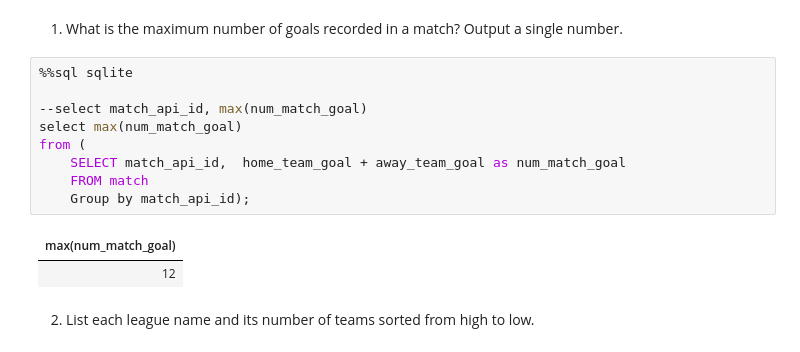
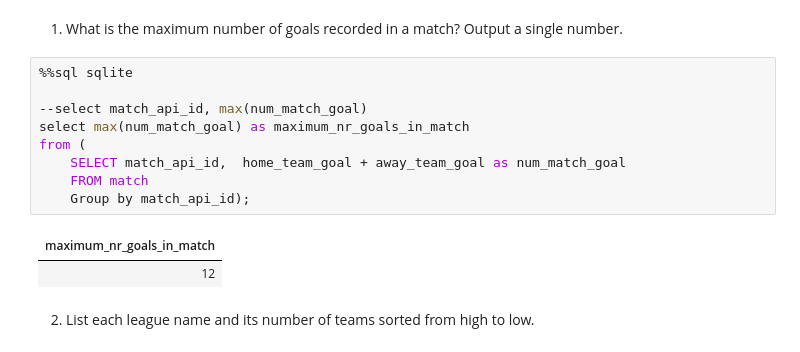
Before and after one commit to anajfalfa/sibd-24, a Jupyter notebook: P2/15-p2-project.ipynb, the cells around one changed output. Cells and saved outputs as stored; diff of their text form.

```diff
--- a/P2/15-p2-project.ipynb
+++ b/P2/15-p2-project.ipynb
@@ -57,14 +51,14 @@ Consider the E-R Diagram above and write SQL queries for each of the following i
 # %%
 %%sql sqlite
 
 --select match_api_id, max(num_match_goal)
-select max(num_match_goal)
+select max(num_match_goal) as maximum_nr_goals_in_match
 from (
     SELECT match_api_id,  home_team_goal + away_team_goal as num_match_goal
     FROM match
     Group by match_api_id);
 # %% [output]
-| max(num_match_goal) |
+| maximum_nr_goals_in_match |
 | 12 |
 # %% [markdown]
 2. List each league name and its number of teams sorted from high to low.
```
Also changed, not shown: parts of 47 cells of this notebook, 5 other files.
